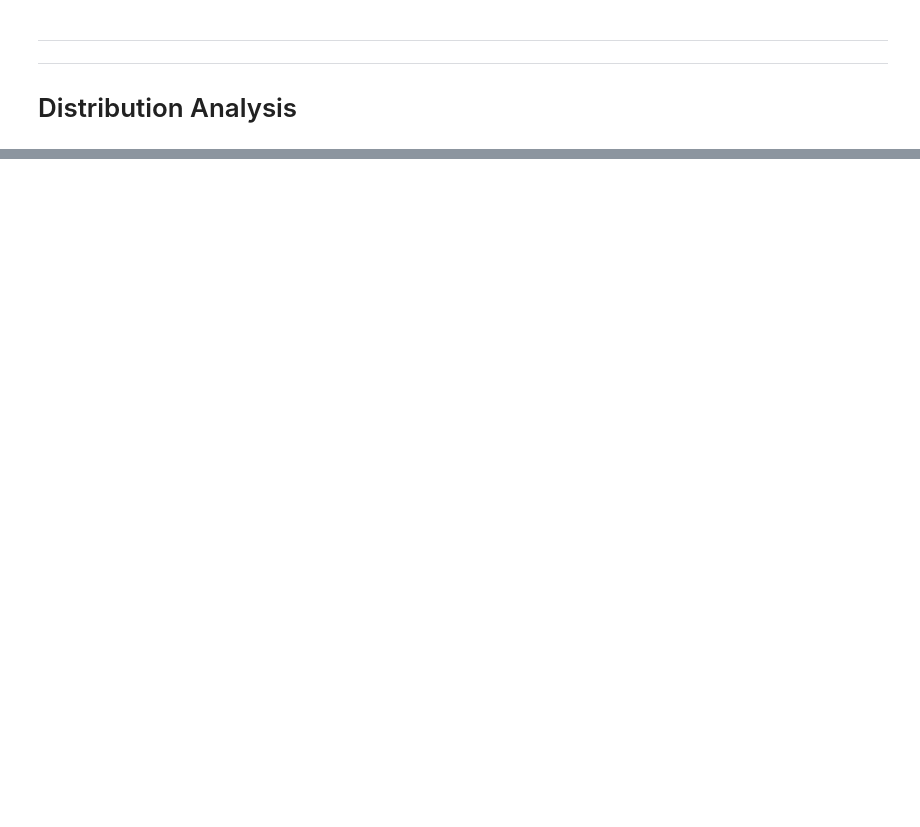
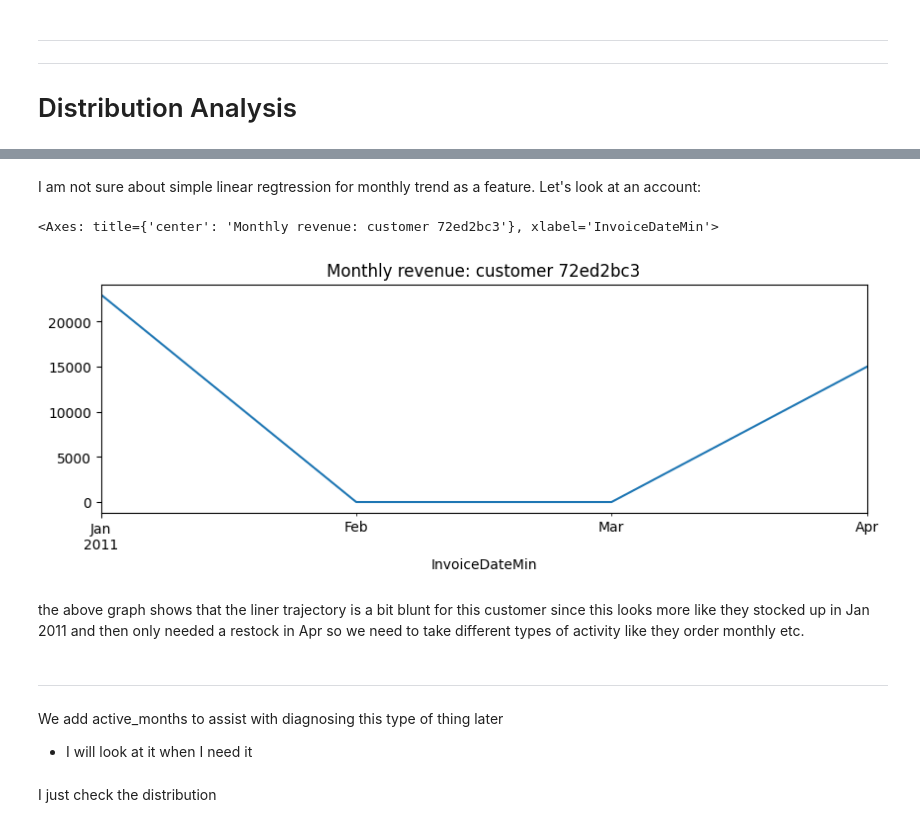
Before and after one commit to sachaplaye/rfm-lifecycle-segmentation, a Jupyter notebook: notebooks/3_data_distributions.ipynb, the cells around one changed output, grey strips where cells are left out. Cells and saved outputs as stored; diff of their text form; code cells hidden in the pictures; blank space fills up the shorter version.

```diff
--- a/notebooks/3_data_distributions.ipynb
+++ b/notebooks/3_data_distributions.ipynb
@@ -64,0 +419,8 @@ display(large_transactions[['Invoice', 'StockCode', 'Description', 'Quantity', '
+# %%
+# Most common country per customer (handles ties by taking the first alphabetically)
+country_mode = (df.groupby('CustomerHashID')['Country']
+                  .agg(lambda x: x.mode().iloc[0])
+                  .rename('country_mode'))
+
+customer = customer.drop(columns=['country_mode'], errors='ignore')
+customer = customer.merge(country_mode, on='CustomerHashID', how='left')
@@ -64,0 +444,36 @@ display(large_transactions[['Invoice', 'StockCode', 'Description', 'Quantity', '
+# %%
+import numpy as np
+from scipy.stats import linregress
+
+def monthly_slope(group):
+    monthly = group.set_index('InvoiceDateMin')['TotalPrice'].resample('ME').sum()
+    if len(monthly) < 3:
+        return np.nan
+    return linregress(range(len(monthly)), monthly.values).slope
+
+slopes = (df.groupby('CustomerHashID').apply(monthly_slope, include_groups=False)
+            .rename('rev_slope'))
+
+customer = customer.drop(columns=['rev_slope','rev_slope_pct'], errors='ignore')
+customer = customer.merge(slopes, on='CustomerHashID', how='left')
+
+# Normalised version — slope as % of avg monthly revenue, comparable across customer sizes
+avg_monthly_rev = customer['total_revenue'] / (customer['active_span_days'] / 30.44)
+customer['rev_slope_pct'] = customer['rev_slope'] / avg_monthly_rev
+# %% [markdown]
+I am not sure about simple linear regtression for monthly trend as a feature. Let's look at an account:
+# %%
+cust_chk = customer.loc[customer['rev_slope'].idxmin(), 'CustomerHashID']
+inspect = (df[df['CustomerHashID'] == cust_chk]
+           .set_index('InvoiceDateMin')['TotalPrice']
+           .resample('ME').sum())
+inspect.plot(title=f'Monthly revenue: customer {cust_chk[:8]}', figsize=(10,3))
+# %% [output]
+<Axes: title={'center': 'Monthly revenue: customer 72ed2bc3'}, xlabel='InvoiceDateMin'>
+[figure, added]
+# %% [markdown]
+the above graph shows that the liner trajectory is a bit blunt for this customer since this looks more like they stocked up in Jan 2011 and then only needed a restock in Apr so we need to take different types of activity like they order monthly etc.
+# %% [markdown]
+---
+We add active_months to assist with diagnosing this type of thing later
+- I will look at it when I need it
@@ -64,0 +489,2 @@ display(large_transactions[['Invoice', 'StockCode', 'Description', 'Quantity', '
+# %% [markdown]
+I just check the distribution
```
Also changed, not shown: parts of 30 cells of this notebook.
